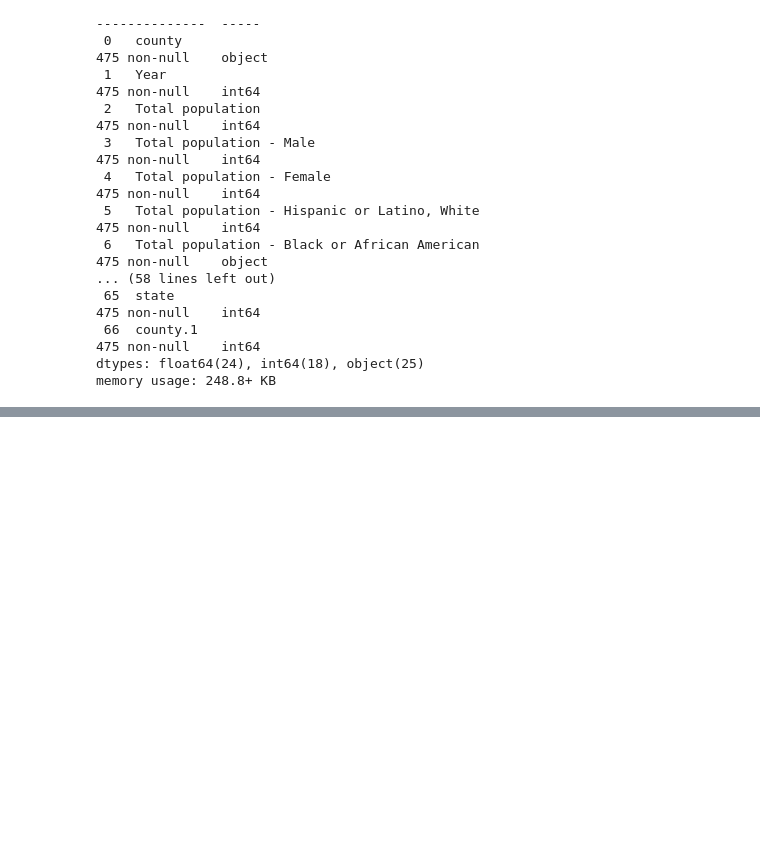
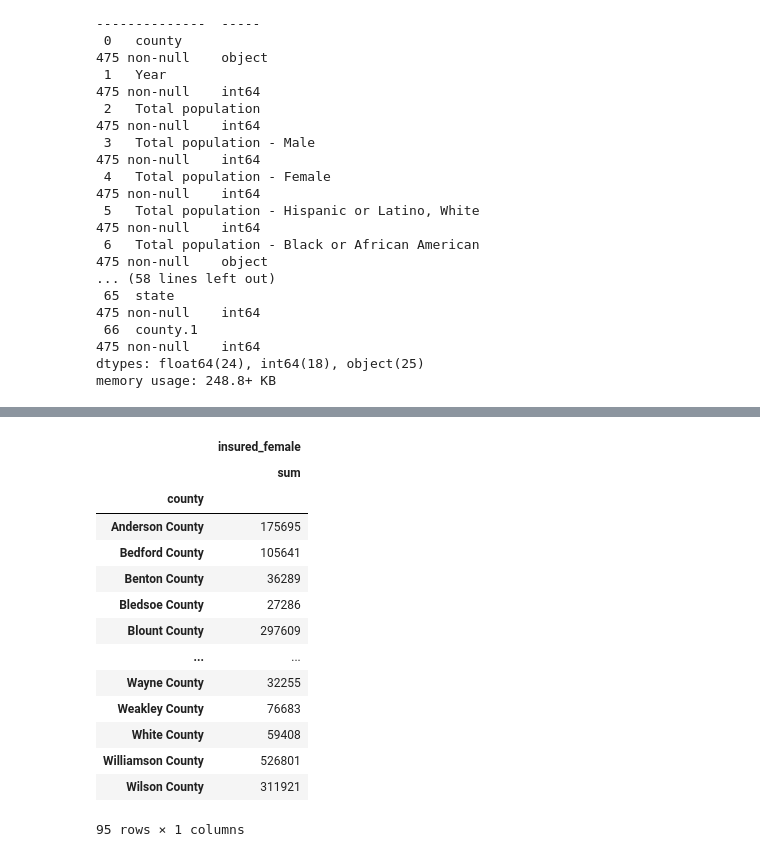
Before and after one commit to tigerbelle07/Capstone, a Jupyter notebook: notebooks/BC_Cap_v2.ipynb, the cells around one changed output, grey strips where cells are left out. Cells and saved outputs as stored; diff of their text form; code cells hidden in the pictures; blank space fills up the shorter version.

```diff
--- a/notebooks/BC_Cap_v2.ipynb
+++ b/notebooks/BC_Cap_v2.ipynb
@@ -65,0 +118,19 @@ cov1
+# %%
+insured = cov.groupby(['county']).agg({'insured_female': ['sum']})
+insured
+# %% [output]
+|  | insured_female |
+|  | sum |
+| county |  |
+| Anderson County | 175695 |
+| Bedford County | 105641 |
+| Benton County | 36289 |
+| Bledsoe County | 27286 |
+| Blount County | 297609 |
+| ... | ... |
+| Wayne County | 32255 |
+| Weakley County | 76683 |
+| White County | 59408 |
+| Williamson County | 526801 |
+| Wilson County | 311921 |
+95 rows × 1 columns
```
Also changed, not shown: parts of 8 cells of this notebook.
